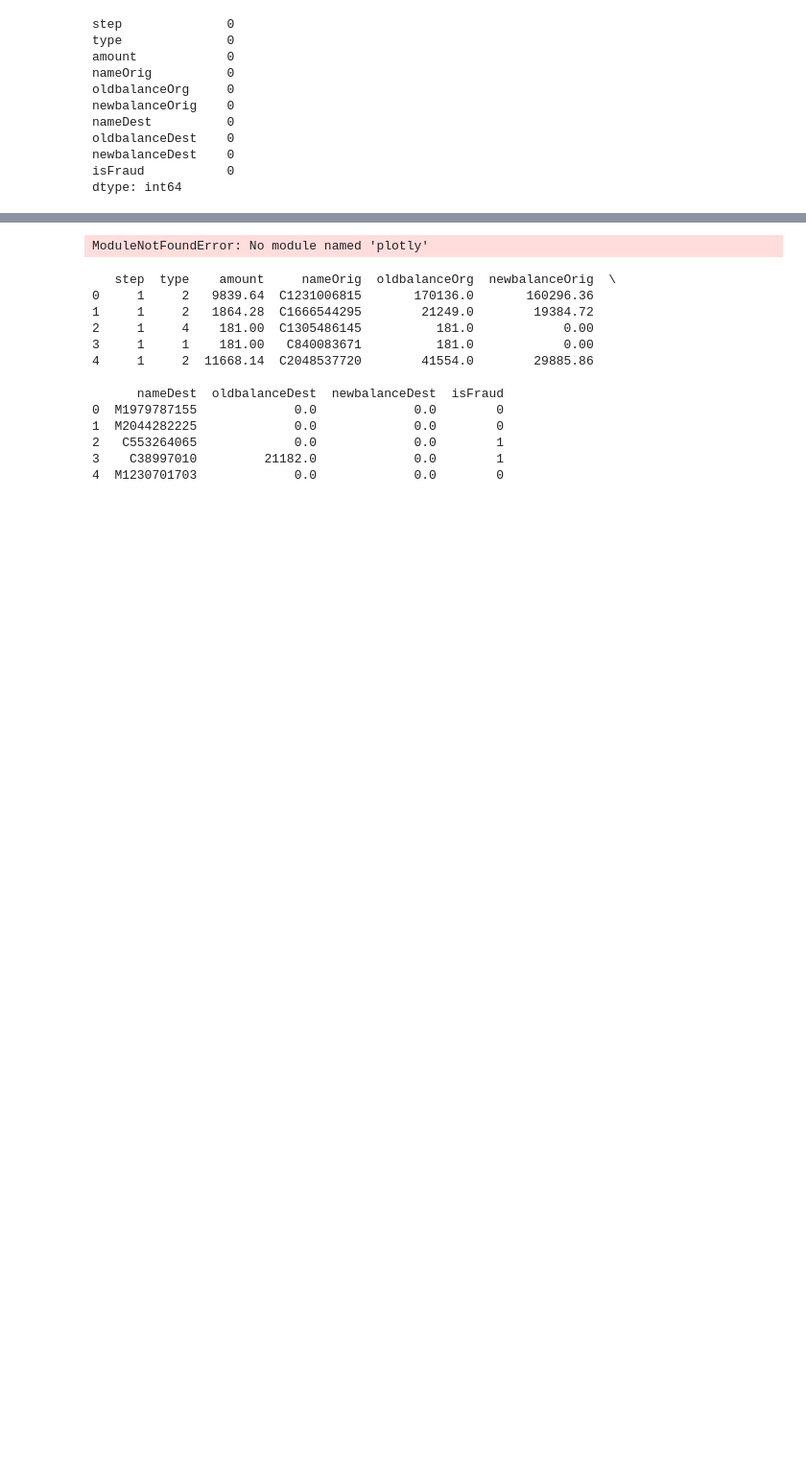
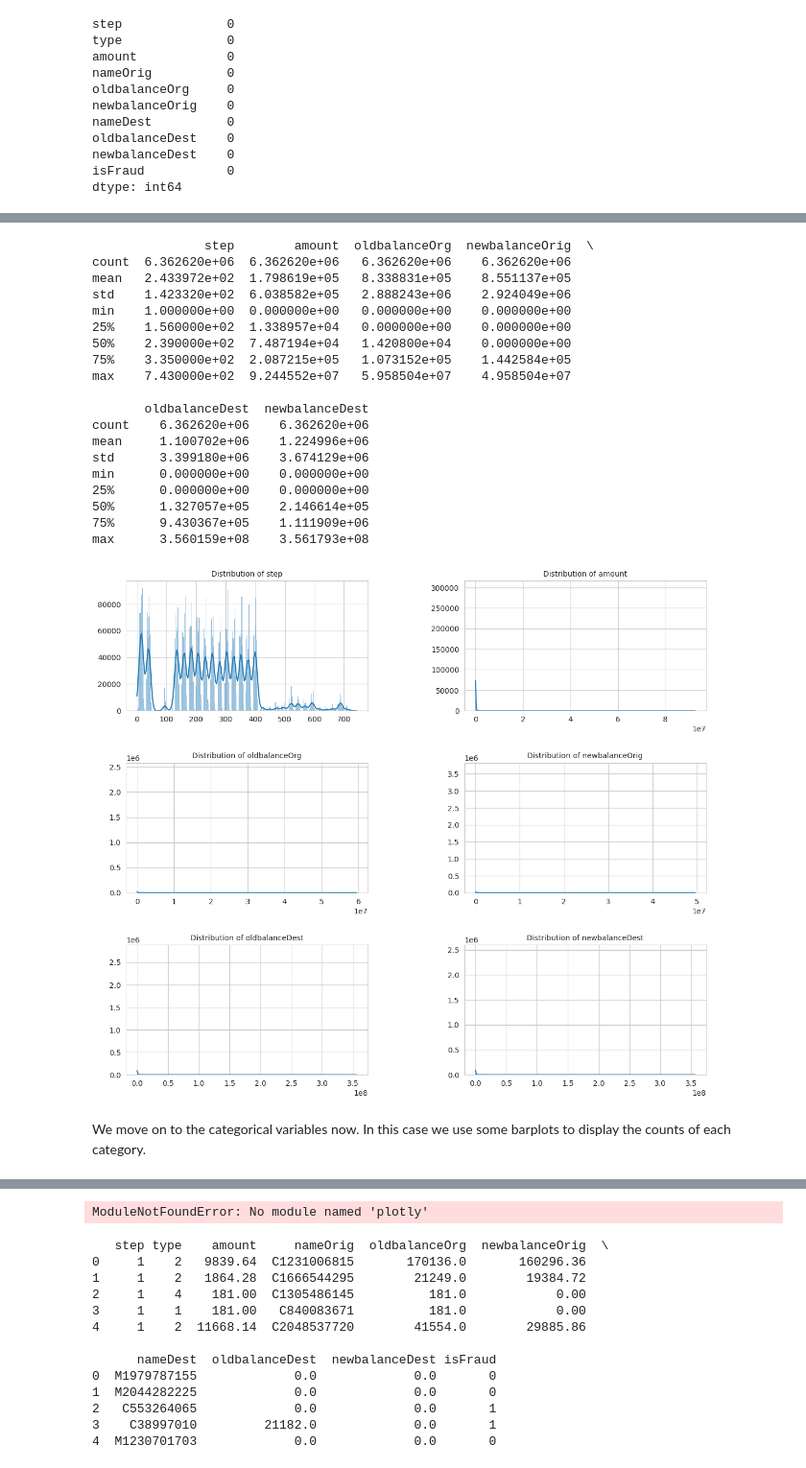
Before and after one commit to Matias-Barcelo/Project-II, a Jupyter notebook: leire.ipynb, the cells around one changed output, grey strips where cells are left out. Shown: that part at 96% size. Saved outputs shown, nothing was run; the diff lists cells and outputs as text; code cells hidden in the pictures; blank space fills up the shorter version.

```diff
--- a/leire.ipynb
+++ b/leire.ipynb
@@ -68,0 +85,11 @@ Name: count, dtype: int64
+# %%
+# Define the numerical and categorical columns
+numerical_cols = ['step', 'amount', 'oldbalanceOrg',
+                  'newbalanceOrig', 'oldbalanceDest', 'newbalanceDest']
+categorical_cols = ['type', 'nameOrig', 'nameDest', 'isFraud']
+
+# Change the type of categorical columns from object to category
+for col in categorical_cols:
+    data[col] = data[col].astype('category')
+
+data.dtypes # check
@@ -68,0 +125,4 @@ Name: count, dtype: int64
+# %%
+for col in categorical_cols:
+    #print(data[col].value_counts())
+    print(f"variable: {col}\n Number of categories: {len(data[col].unique())} \n Categories: {data[col].value_counts()}\n")
@@ -68,0 +170,43 @@ Name: count, dtype: int64
+# %%
+import matplotlib.pyplot as plt
+import seaborn as sns
+
+# Set the aesthetics for the plots
+sns.set_style("whitegrid")
+
+# Descriptive statistics for numerical features
+descriptive_stats = data[numerical_cols].describe()
+print(descriptive_stats)
+
+# Plotting distributions for numerical features
+fig, axes = plt.subplots(nrows=3, ncols=2, figsize=(14, 12))
+fig.subplots_adjust(hspace=0.4, wspace=0.4) # spacing between subplots
+
+for i, col in enumerate(numerical_cols):
+    sns.histplot(data[col], kde=True)
+    axes[i//2, i%2].set_title(f'Distribution of {col}', fontsize=10)
+    axes[i//2, i%2].set_xlabel('')
+    axes[i//2, i%2].set_ylabel('')
+# %% [output]
+               step        amount  oldbalanceOrg  newbalanceOrig  \
+count  6.362620e+06  6.362620e+06   6.362620e+06    6.362620e+06
+mean   2.433972e+02  1.798619e+05   8.338831e+05    8.551137e+05
+std    1.423320e+02  6.038582e+05   2.888243e+06    2.924049e+06
+min    1.000000e+00  0.000000e+00   0.000000e+00    0.000000e+00
+25%    1.560000e+02  1.338957e+04   0.000000e+00    0.000000e+00
+50%    2.390000e+02  7.487194e+04   1.420800e+04    0.000000e+00
+75%    3.350000e+02  2.087215e+05   1.073152e+05    1.442584e+05
+max    7.430000e+02  9.244552e+07   5.958504e+07    4.958504e+07
+
+       oldbalanceDest  newbalanceDest
+count    6.362620e+06    6.362620e+06
+mean     1.100702e+06    1.224996e+06
+std      3.399180e+06    3.674129e+06
+min      0.000000e+00    0.000000e+00
+25%      0.000000e+00    0.000000e+00
+50%      1.327057e+05    2.146614e+05
+75%      9.430367e+05    1.111909e+06
+max      3.560159e+08    3.561793e+08
+[figure, added]
+# %% [markdown]
+We move on to the categorical variables now. In this case we use some barplots to display the counts of each category.
```
Also changed, not shown: parts of 24 cells of this notebook.
